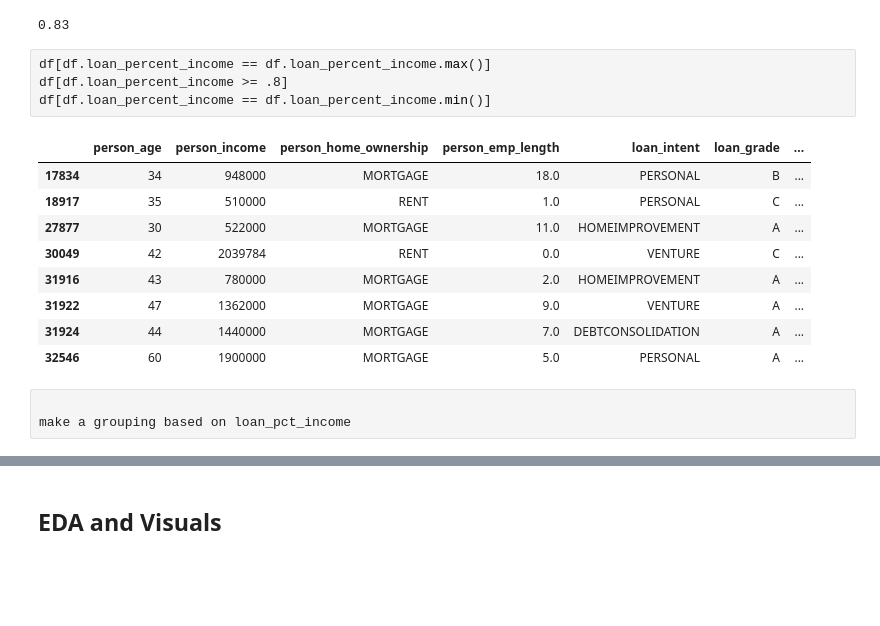
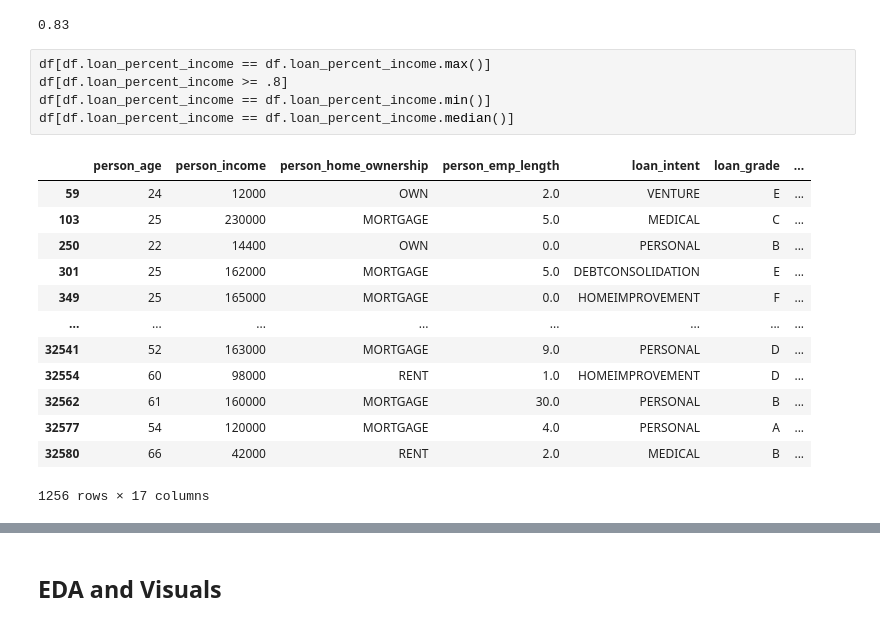
Before and after one commit to WickedoneC/Finance_Projects, a Jupyter notebook: Loan_Analysis/Loan_EDA.ipynb, the cells around one changed output, grey strips where cells are left out. Drawn from its saved outputs; the diff is of its cells as text; blank space fills up the shorter version.

Commit message:
updating some groupings

```diff
--- a/Loan_Analysis/Loan_EDA.ipynb
+++ b/Loan_Analysis/Loan_EDA.ipynb
@@ -321,17 +311,19 @@ df.loan_percent_income.max()
 # %%
 df[df.loan_percent_income == df.loan_percent_income.max()]
 df[df.loan_percent_income >= .8]
 df[df.loan_percent_income == df.loan_percent_income.min()]
+df[df.loan_percent_income == df.loan_percent_income.median()]
 # %% [output]
 |  | person_age | person_income | person_home_ownership | person_emp_length | loan_intent | loan_grade | ... |
-| 17834 | 34 | 948000 | MORTGAGE | 18.0 | PERSONAL | B | ... |
-| 18917 | 35 | 510000 | RENT | 1.0 | PERSONAL | C | ... |
-| 27877 | 30 | 522000 | MORTGAGE | 11.0 | HOMEIMPROVEMENT | A | ... |
-| 30049 | 42 | 2039784 | RENT | 0.0 | VENTURE | C | ... |
-| 31916 | 43 | 780000 | MORTGAGE | 2.0 | HOMEIMPROVEMENT | A | ... |
-| 31922 | 47 | 1362000 | MORTGAGE | 9.0 | VENTURE | A | ... |
-| 31924 | 44 | 1440000 | MORTGAGE | 7.0 | DEBTCONSOLIDATION | A | ... |
-| 32546 | 60 | 1900000 | MORTGAGE | 5.0 | PERSONAL | A | ... |
+| 59 | 24 | 12000 | OWN | 2.0 | VENTURE | E | ... |
+| 103 | 25 | 230000 | MORTGAGE | 5.0 | MEDICAL | C | ... |
+| 250 | 22 | 14400 | OWN | 0.0 | PERSONAL | B | ... |
+| 301 | 25 | 162000 | MORTGAGE | 5.0 | DEBTCONSOLIDATION | E | ... |
+| 349 | 25 | 165000 | MORTGAGE | 0.0 | HOMEIMPROVEMENT | F | ... |
+| ... | ... | ... | ... | ... | ... | ... | ... |
+| 32541 | 52 | 163000 | MORTGAGE | 9.0 | PERSONAL | D | ... |
+| 32554 | 60 | 98000 | RENT | 1.0 | HOMEIMPROVEMENT | D | ... |
+| 32562 | 61 | 160000 | MORTGAGE | 30.0 | PERSONAL | B | ... |
+| 32577 | 54 | 120000 | MORTGAGE | 4.0 | PERSONAL | A | ... |
+| 32580 | 66 | 42000 | RENT | 2.0 | MEDICAL | B | ... |
+1256 rows × 17 columns
-# %%
-
-make a grouping based on loan_pct_income
```
Also changed, not shown: parts of 16 cells of this notebook.
